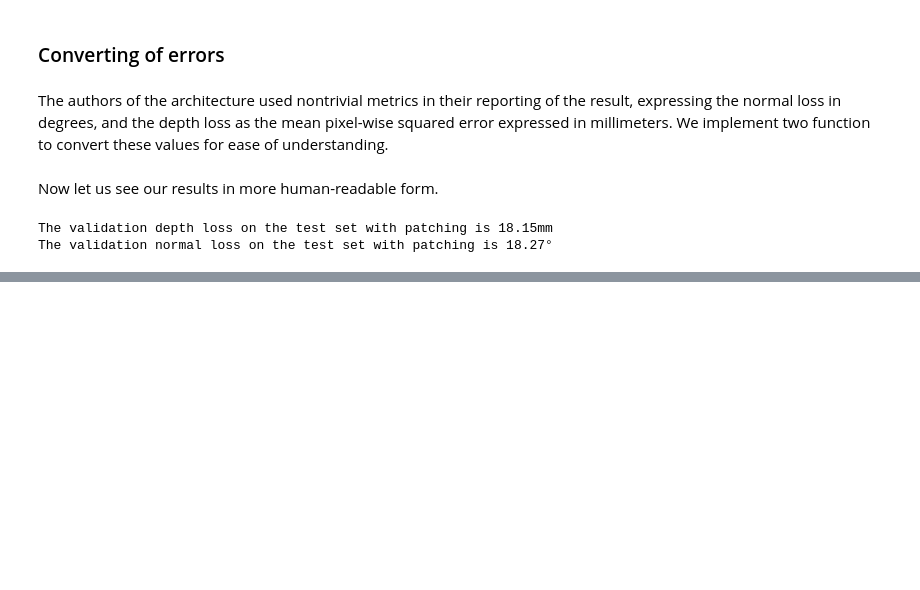
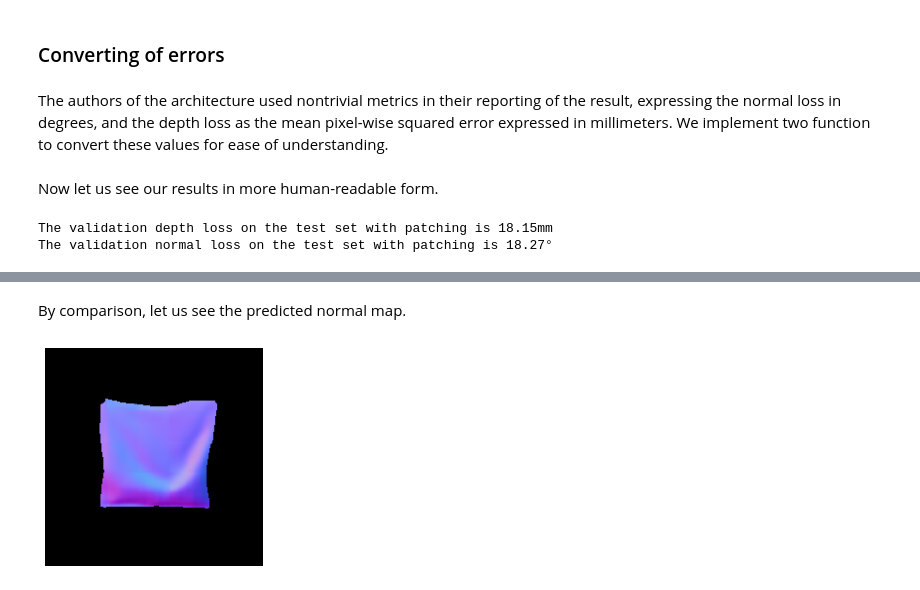
Before and after one commit to Atamarado/DLVR_3DReconstruction, a Jupyter notebook: Demo_notebook.ipynb, the cells around one changed output, grey strips where cells are left out. Drawn from its saved outputs; the diff is of its cells as text; code cells hidden in the pictures; blank space fills up the shorter version.

```diff
--- a/Demo_notebook.ipynb
+++ b/Demo_notebook.ipynb
@@ -289,0 +365,20 @@ The validation normal loss on the test set with patching is 18.27°
+# %% [markdown]
+By comparison, let us see the predicted normal map.
+# %%
+x, y = datagen_images.__getitem__(0)
+
+fg_mask = x[0][:, :, 3].numpy()
+
+_, pred_n = patchnet.forward_image(x[0][:, :, :3], x[0][:, :, 3], print_maps=False)
+
+normal_pr = pred_n.numpy()
+
+normal_rgb = normal_pr * 0.5 - 0.5
+
+normal_rgb = normal_rgb * fg_mask.reshape((224, 224, 1))
+
+plt.imshow(- normal_rgb)
+plt.gca().axis('off')
+plt.show()
+# %% [output]
+[figure, added]
```
Also changed, not shown: parts of 16 cells of this notebook.
